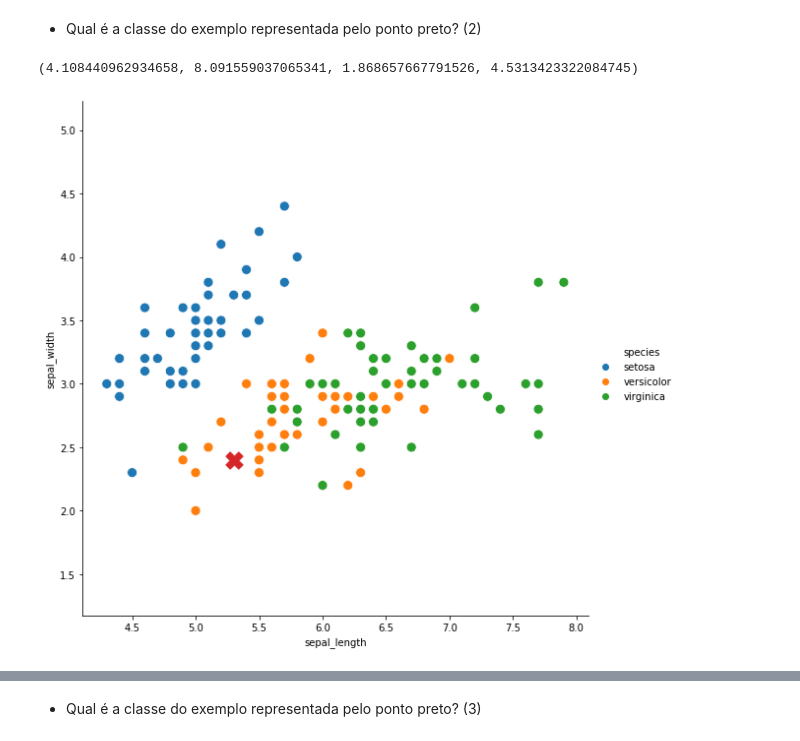
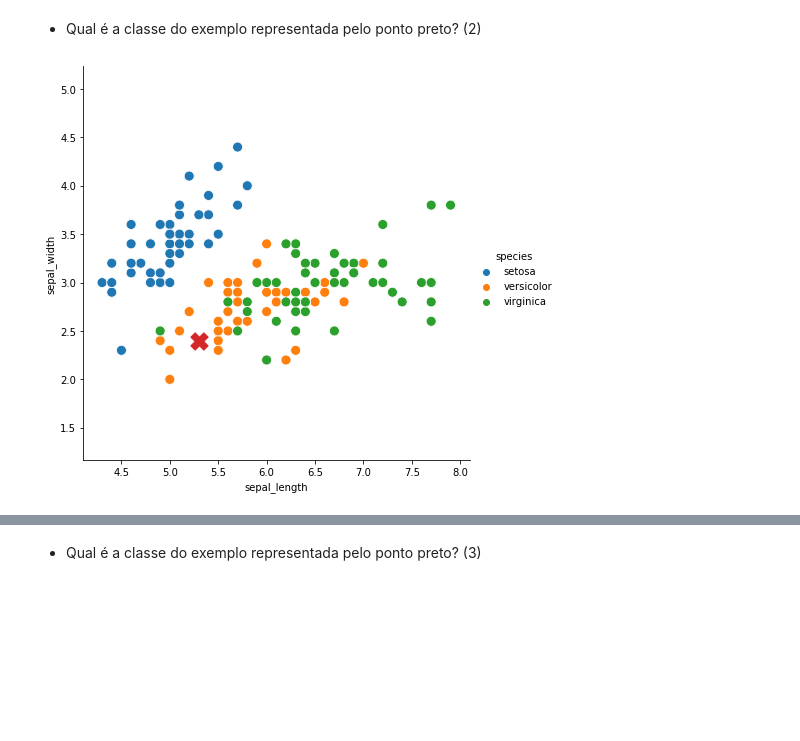
Before and after one commit to anfer86/teaching-datamining-lessons, a Jupyter notebook: aula09/baseado_em_instancias.ipynb, the cells around one changed output, grey strips where cells are left out. Drawn from its saved outputs; the diff is of its cells as text; code cells hidden in the pictures; blank space fills up the shorter version.

```diff
--- a/aula09/baseado_em_instancias.ipynb
+++ b/aula09/baseado_em_instancias.ipynb
@@ -69,10 +69,10 @@ plt.axis('equal')
 # %% [markdown]
 - Qual é a classe do exemplo representada pelo ponto preto? (2)
 # %%
-sns.relplot(x='sepal_length', y='sepal_width', hue='species', data = df, height=8, s=100)
+sns.relplot(x='sepal_length', y='sepal_width', hue='species', data = df, height=6, s=100)
 plt.scatter(x = 5.3, y = 2.4, marker='X', color=sns.color_palette()[3], s=300)
 plt.axis('equal')
+plt.show()
 # %% [output]
-(4.108440962934658, 8.091559037065341, 1.868657667791526, 4.5313423322084745)
-[figure, old version]
+[figure, new version]
 # %%
```
Also changed, not shown: parts of 33 cells of this notebook, 2 other files.
